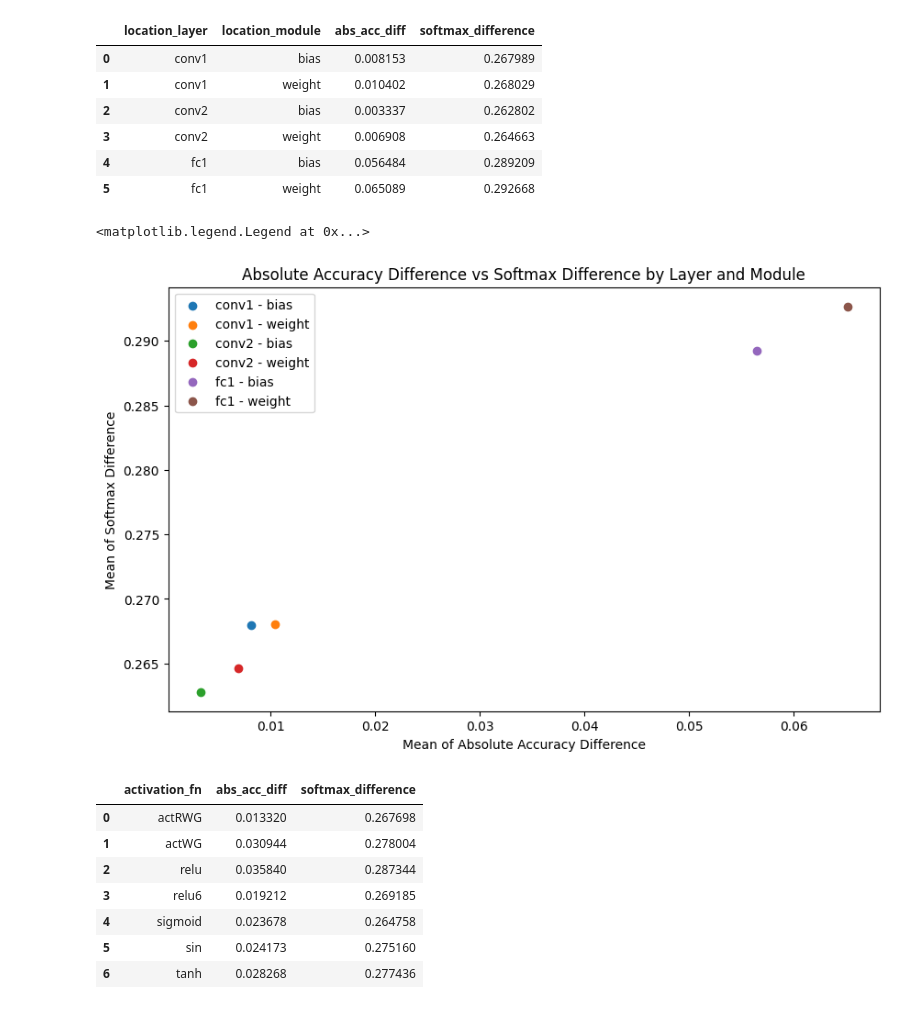
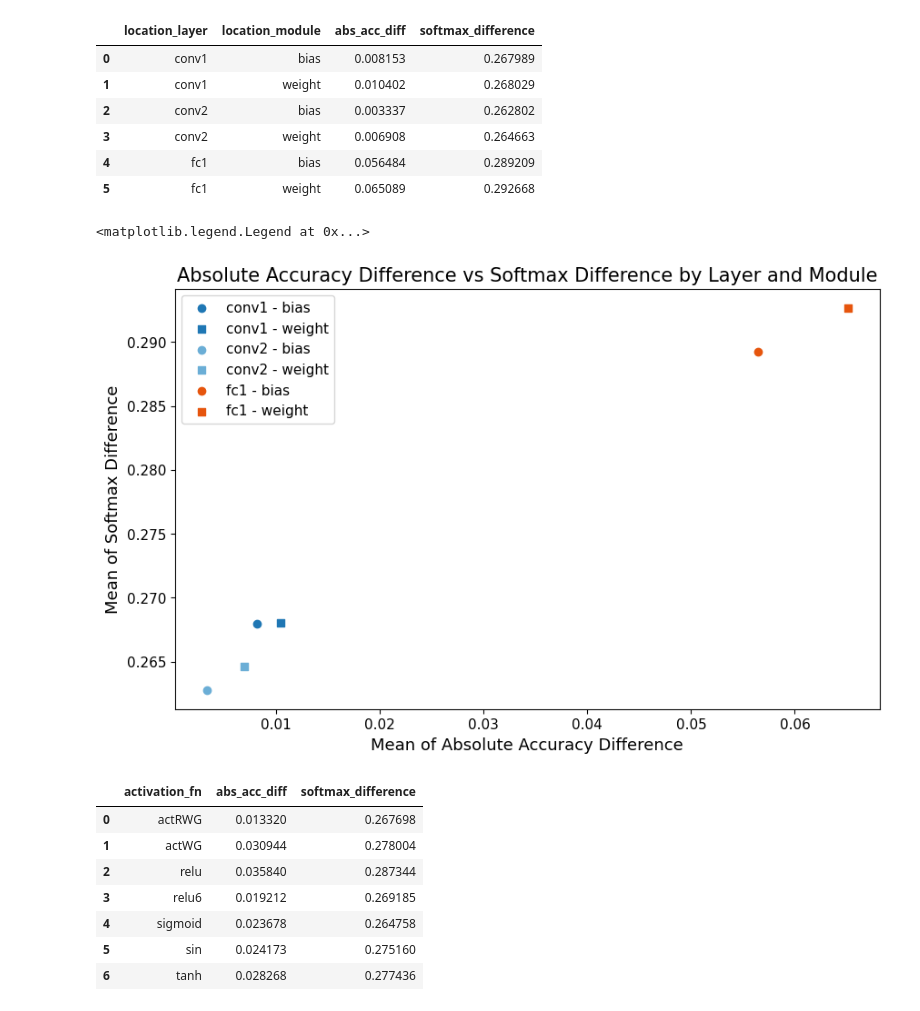
Before and after one commit to putawararevalda/bnnexperimentation, a Jupyter notebook: shipsnet-seu-analysis-deterministic.ipynb, the cells around one changed output. Cells and saved outputs as stored; diff of their text form; code cells hidden in the pictures.

```diff
--- a/shipsnet-seu-analysis-deterministic.ipynb
+++ b/shipsnet-seu-analysis-deterministic.ipynb
@@ -90,20 +90,28 @@ df_summary_2
 # %%
 # make a scatter plot of abs_acc_diff vs softmax_difference
 # create different shape by location_layer and location_module
 plt.figure(figsize=(10, 6))
+module_markers = {
+    'bias': 'o',
+    'weight': 's',
+}
+colors = {
+    'conv1': '#1f77b4',
+    'conv2': '#6baed6',
+    'fc1':'#e6550d',
+}
+
 for layer in df_summary_2['location_layer'].unique():
     for module in df_summary_2['location_module'].unique():
         subset = df_summary_2[(df_summary_2['location_layer'] == layer) & (df_summary_2['location_module'] == module)]
-        plt.scatter(subset['abs_acc_diff'], subset['softmax_difference'], label=f'{layer} - {module}')
+        plt.scatter(subset['abs_acc_diff'], subset['softmax_difference'], label=f'{layer} - {module}', marker=module_markers[module], color=colors[layer])
 plt.xlabel('Mean of Absolute Accuracy Difference')
 plt.ylabel('Mean of Softmax Difference')
 plt.title('Absolute Accuracy Difference vs Softmax Difference by Layer and Module')
 plt.legend()
-
-# this is also weird, why all have the same value?
 # %% [output]
 <matplotlib.legend.Legend at 0x...>
-[figure, old version]
+[figure, new version]
 # %%
 df_summary_3 = df_master.groupby(['activation_fn'])[["abs_acc_diff","softmax_difference"]].mean().reset_index()
 df_summary_3
```
Also changed, not shown: 5 other files.
